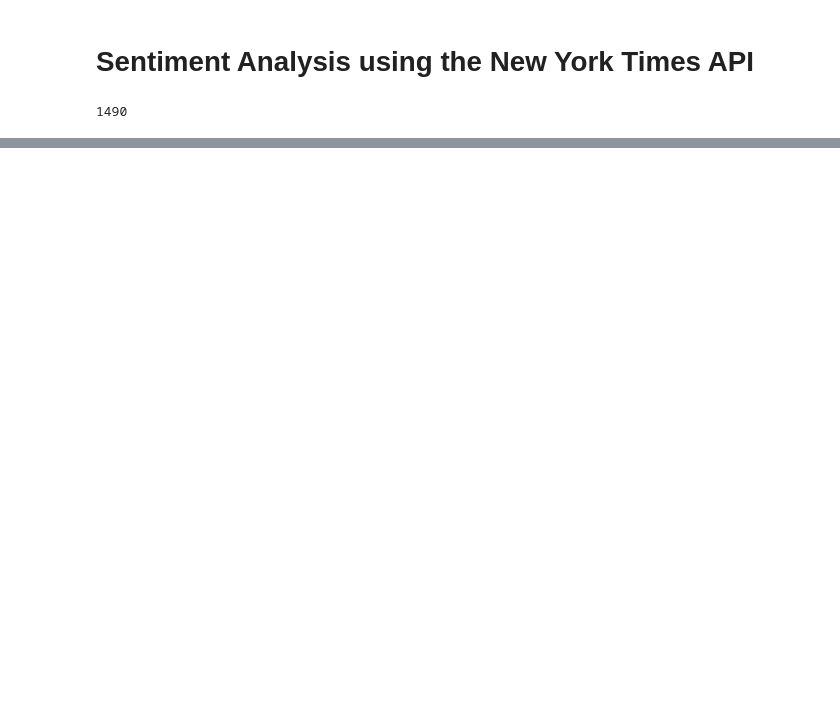
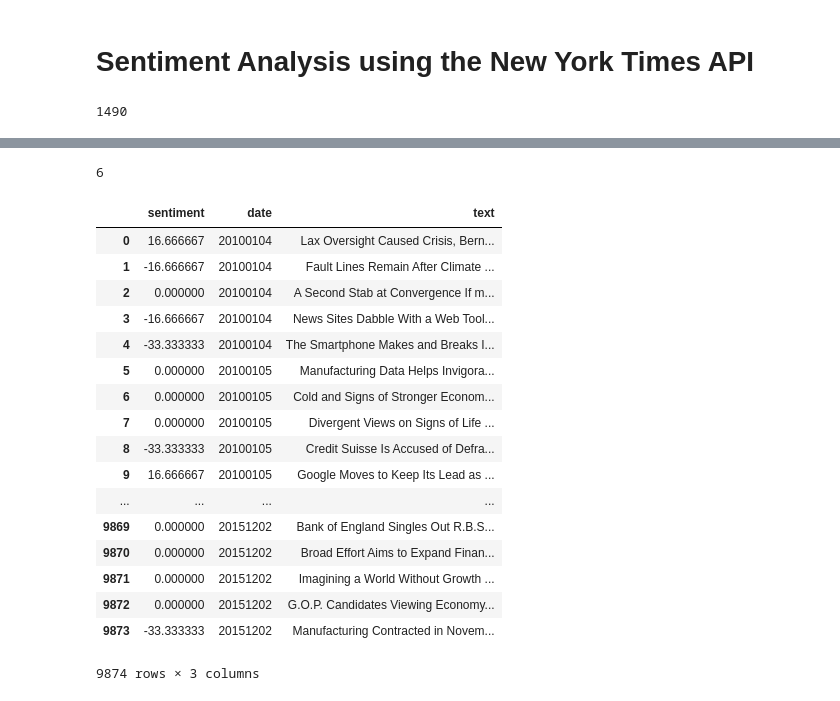
Before and after one commit to ygauthie/CS109_Project, a Jupyter notebook: nyt-sentiment_Eric.ipynb, the cells around one changed output, grey strips where cells are left out. Drawn from its saved outputs; the diff is of its cells as text; code cells hidden in the pictures; blank space fills up the shorter version.

Commit message:
re-run nyt-sentiment_Eric using Financial Sentiment dictionary

```diff
--- a/nyt-sentiment_Eric.ipynb
+++ b/nyt-sentiment_Eric.ipynb
@@ -67,9 +87,27 @@ tele_df
 # AFINN is a list of English words rated for valence with an integer
 # between minus five (negative) and plus five (positive). The words have
 # been manually labeled by Finn Årup Nielsen in 2009-2011.
-afinnfile = open("AFINN/AFINN-111.txt")
-scores = {}
-for line in afinnfile:
-    term, score = line.split("\t")
-    scores[term] = int(score)
-scores
+#afinnfile = open("AFINN/AFINN-111.txt")
+#afscores = {}
+#for line in afinnfile:
+#    term, score = line.split("\t")
+#    afscores[term] = int(score)
+#afscores
+# %%
+#From: http://www3.nd.edu/~mcdonald/Word_Lists.html
+#This page contains some tools that are useful for textual analysis in financial applications and data
+#LoughranMcDonald_MasterDictionary_2014
+lmmd2014df = pd.read_csv('sentiment_data/LoughranMcDonald_MasterDictionary_2014.csv')
+#afscores = {}
+#for line in afinnfile:
+#    term, score = line.split("\t")
+#    afscores[term] = int(score)
+#afscores
+lmmd2014df = lmmd2014df[((lmmd2014df.Positive!=0) | (lmmd2014df.Negative!=0))][['Word','Positive','Negative']]
+lmmd2014df.Word = lmmd2014df.Word.str.lower()
+lmmd2014df['Sentiment'] = (lmmd2014df.Positive-lmmd2014df.Negative)/np.abs(lmmd2014df.Positive-lmmd2014df.Negative)
+
+lmscores = {}
+for index,row in lmmd2014df.iterrows():
+    lmscores[row['Word']] = int(row['Sentiment'])
+lmscores
@@ -77,10 +133,10 @@ scores
 def calc_sent(text):
     score = 0
     for word in text.split(" "):
-        if word in scores:
-            score += scores.get(word,0)
+        if word in lmscores:
+            score += lmscores.get(word,0)
     #rescale score to 0-1 range
-    return (score/10.0)+0.5
+    return (score)
 # %%
 print calc_sent("Firms Selling Apps for Simple Phones Software companies want to sell functions similar to those found on the iPhone to users of much simpler phones.")
 print calc_sent("Nuance Communications Buys SpinVox, Which Converts Voice Mail to Text SpinVox was sold to Nuance Communications for $102.5 million, far less than the company was thought to be worth in recent years.")
@@ -94,3 +169,31 @@ tele_df
+# %%
+if tele_df['sentiment'].max() > -tele_df['sentiment'].min():
+    maxrange = tele_df['sentiment'].max()
+else:
+    maxrange = -tele_df['sentiment'].min()
+print maxrange
+tele_df['sentiment'] = 100*tele_df['sentiment']/maxrange
+tele_df
+# %% [output]
+6
+|  | sentiment | date | text |
+| 0 | 16.666667 | 20100104 | Lax Oversight Caused Crisis, Bern... |
+| 1 | -16.666667 | 20100104 | Fault Lines Remain After Climate ... |
+| 2 | 0.000000 | 20100104 | A Second Stab at Convergence If m... |
+| 3 | -16.666667 | 20100104 | News Sites Dabble With a Web Tool... |
+| 4 | -33.333333 | 20100104 | The Smartphone Makes and Breaks I... |
+| 5 | 0.000000 | 20100105 | Manufacturing Data Helps Invigora... |
+| 6 | 0.000000 | 20100105 | Cold and Signs of Stronger Econom... |
+| 7 | 0.000000 | 20100105 | Divergent Views on Signs of Life ... |
+| 8 | -33.333333 | 20100105 | Credit Suisse Is Accused of Defra... |
+| 9 | 16.666667 | 20100105 | Google Moves to Keep Its Lead as ... |
+| ... | ... | ... | ... |
+| 9869 | 0.000000 | 20151202 | Bank of England Singles Out R.B.S... |
+| 9870 | 0.000000 | 20151202 | Broad Effort Aims to Expand Finan... |
+| 9871 | 0.000000 | 20151202 | Imagining a World Without Growth ... |
+| 9872 | 0.000000 | 20151202 | G.O.P. Candidates Viewing Economy... |
+| 9873 | -33.333333 | 20151202 | Manufacturing Contracted in Novem... |
+9874 rows × 3 columns
 # %%
 bydate = tele_df.groupby('date')
 temp_df = bydate.aggregate(np.mean).reset_index()
```
Also changed, not shown: parts of 11 cells of this notebook, 2 other files.
